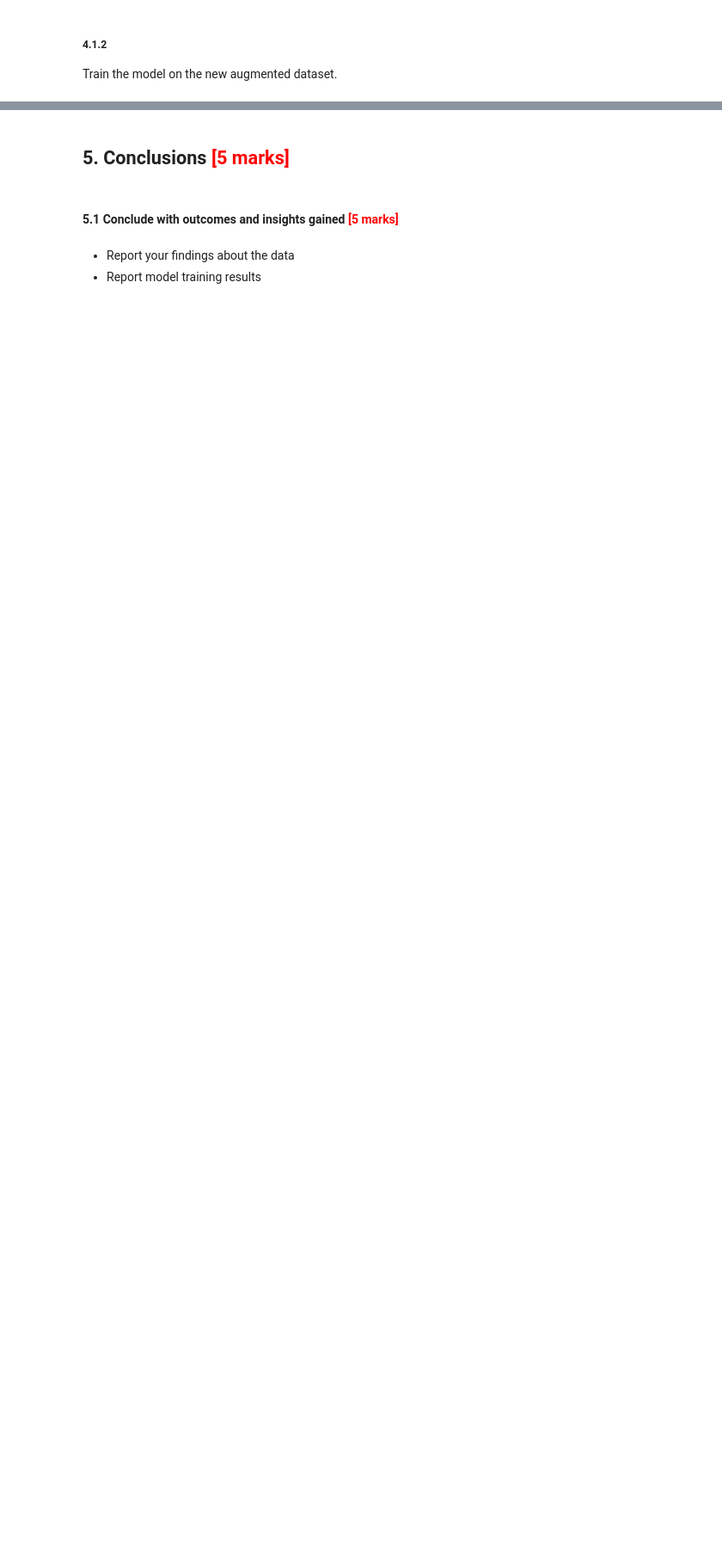
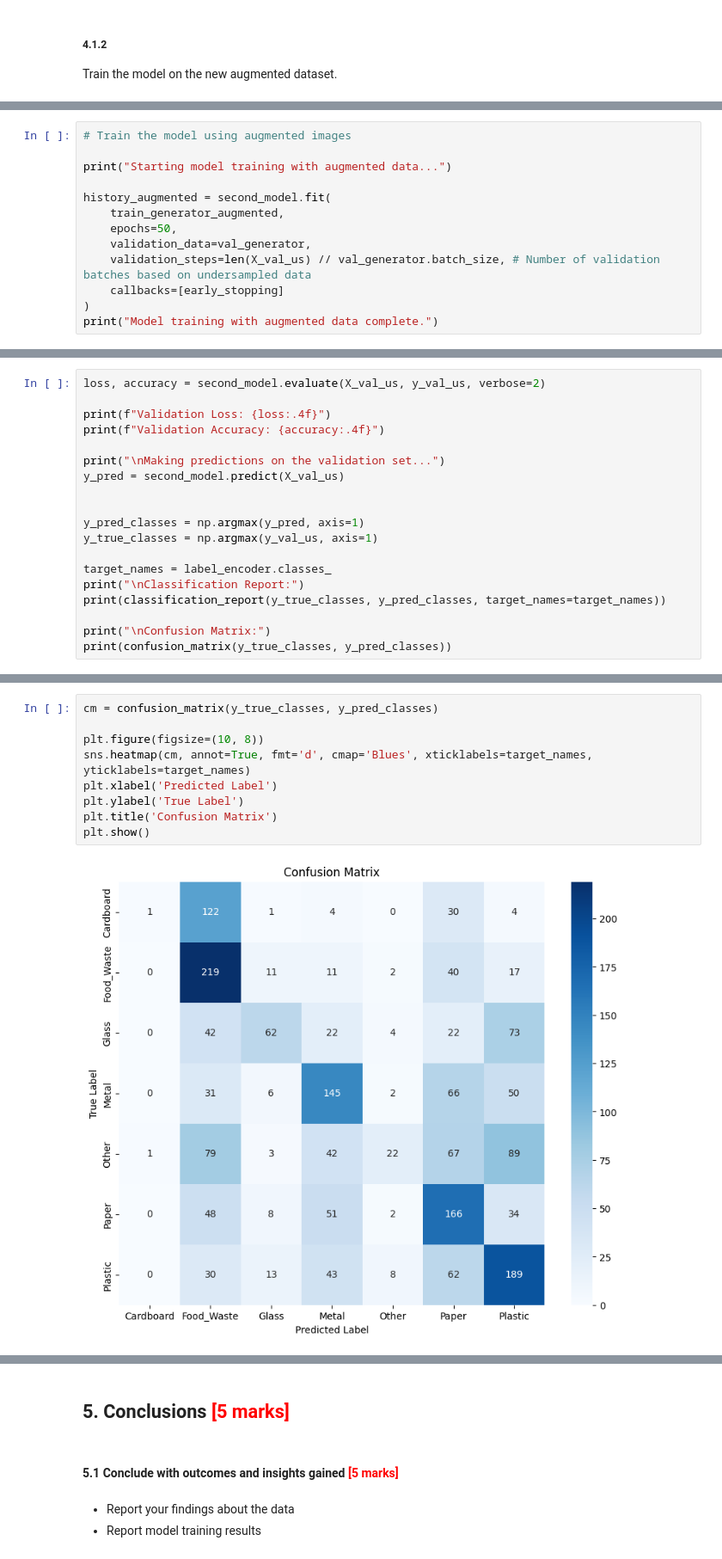
Before and after one commit to PoulamiDasDA/CNN_Waste_Seggregation, a Jupyter notebook: CNN_Assg_Waste_Segregation_Starter_Poulami_Das_Bhunia.ipynb, the cells around one changed output, grey strips where cells are left out. Shown at 86% size. Saved outputs shown, nothing was run; the diff lists cells and outputs as text; blank space fills up the shorter version.

```diff
--- a/CNN_Assg_Waste_Segregation_Starter_Poulami_Das_Bhunia.ipynb
+++ b/CNN_Assg_Waste_Segregation_Starter_Poulami_Das_Bhunia.ipynb
@@ -620,0 +911,13 @@ else:
+# %%
+# Train the model using augmented images
+
+print("Starting model training with augmented data...")
+
+history_augmented = second_model.fit(
+    train_generator_augmented,
+    epochs=50,
+    validation_data=val_generator,
+    validation_steps=len(X_val_us) // val_generator.batch_size, # Number of validation batches based on undersampled data
+    callbacks=[early_stopping]
+)
+print("Model training with augmented data complete.")
@@ -620,0 +943,19 @@ else:
+# %%
+loss, accuracy = second_model.evaluate(X_val_us, y_val_us, verbose=2)
+
+print(f"Validation Loss: {loss:.4f}")
+print(f"Validation Accuracy: {accuracy:.4f}")
+
+print("\nMaking predictions on the validation set...")
+y_pred = second_model.predict(X_val_us)
+
+
+y_pred_classes = np.argmax(y_pred, axis=1)
+y_true_classes = np.argmax(y_val_us, axis=1)
+
+target_names = label_encoder.classes_
+print("\nClassification Report:")
+print(classification_report(y_true_classes, y_pred_classes, target_names=target_names))
+
+print("\nConfusion Matrix:")
+print(confusion_matrix(y_true_classes, y_pred_classes))
@@ -620,0 +980,11 @@ else:
+# %%
+cm = confusion_matrix(y_true_classes, y_pred_classes)
+
+plt.figure(figsize=(10, 8))
+sns.heatmap(cm, annot=True, fmt='d', cmap='Blues', xticklabels=target_names, yticklabels=target_names)
+plt.xlabel('Predicted Label')
+plt.ylabel('True Label')
+plt.title('Confusion Matrix')
+plt.show()
+# %% [output]
+[figure, added]
```
Also changed, not shown: parts of 55 cells of this notebook.
